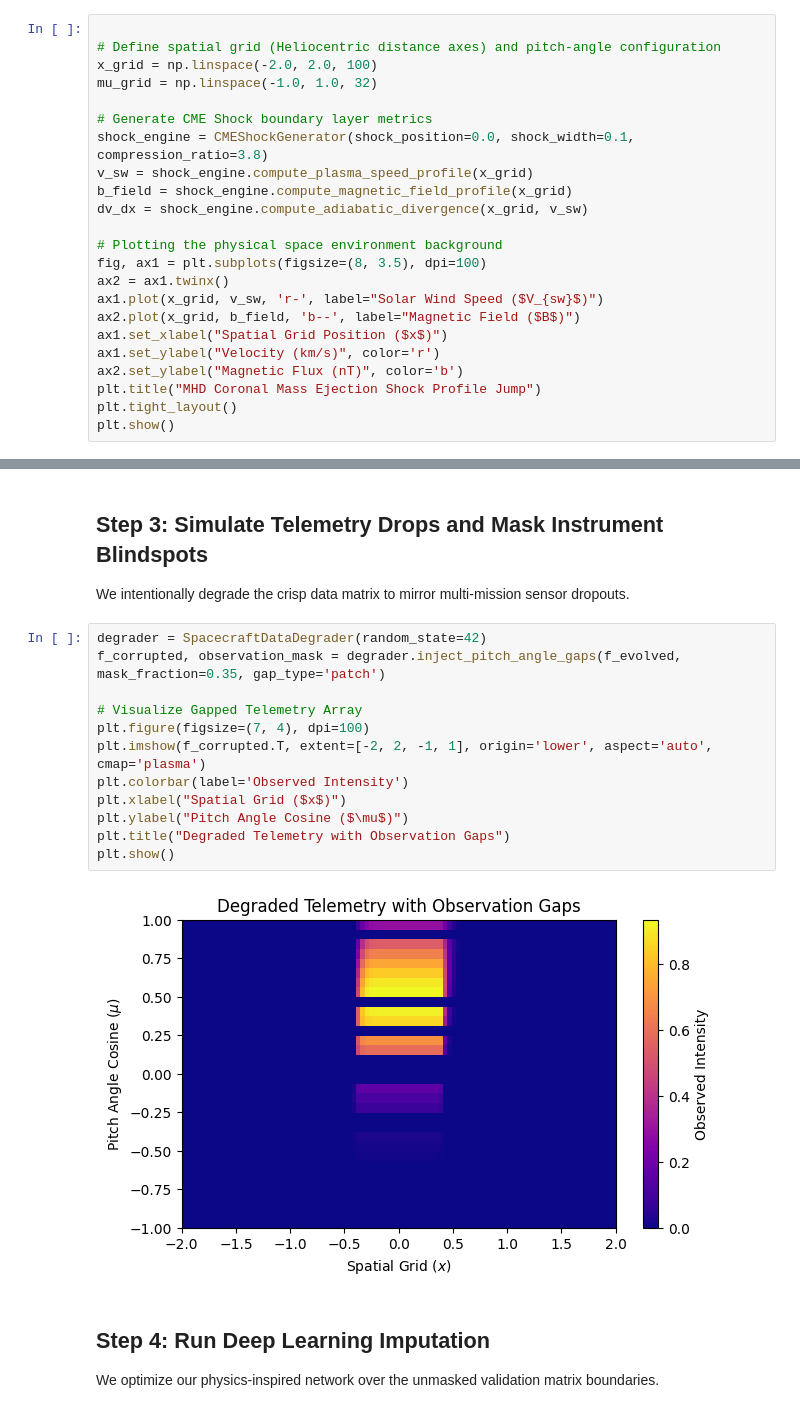
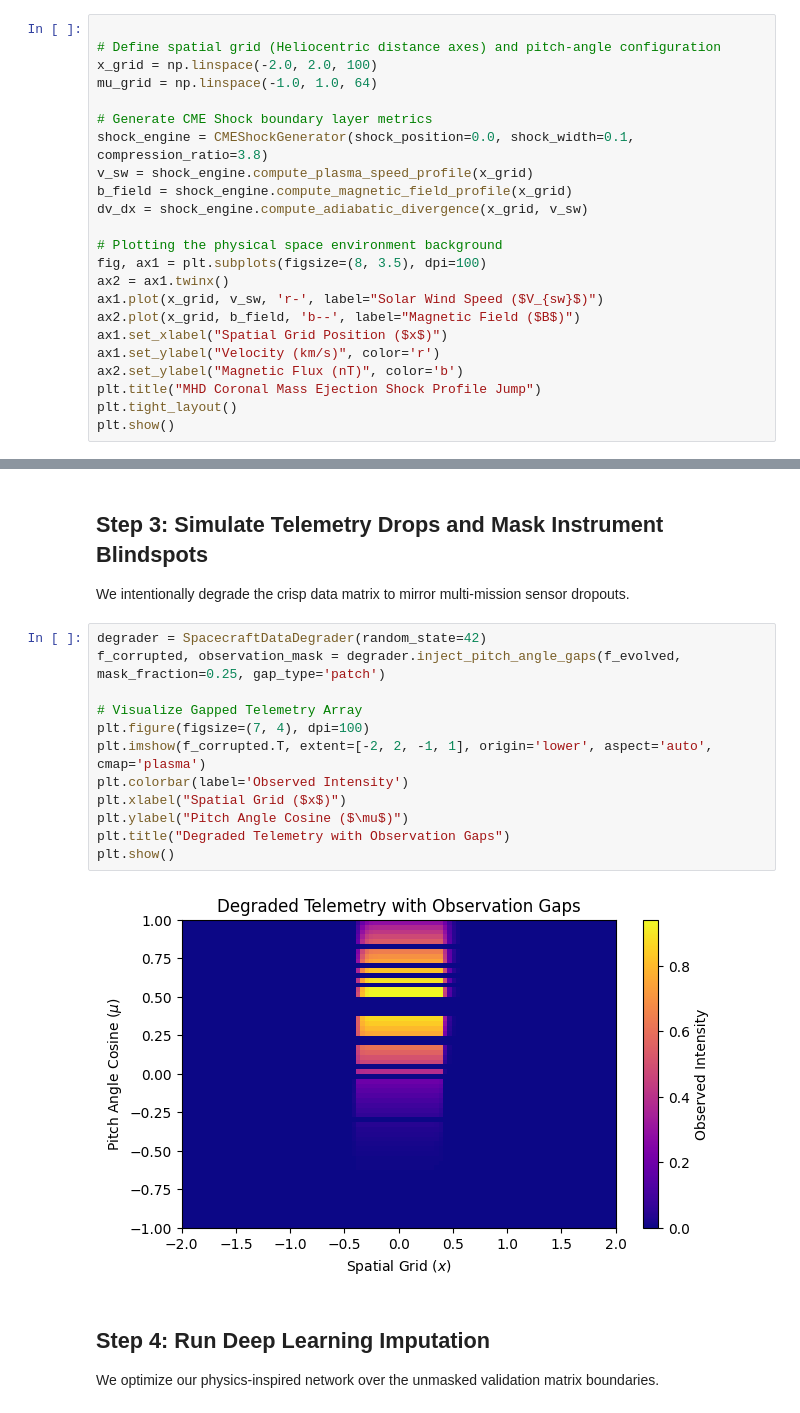
Before and after one commit to Rindhujatreesa/modeling-solar-energetic-particle-acceleration-and-transport-in-CME-driven-shokes-using-MHD, a Jupyter notebook: notebooks/research_demo.ipynb, the cells around one changed output, grey strips where cells are left out. Saved outputs shown, nothing was run; the diff lists cells and outputs as text.

```diff
--- a/notebooks/research_demo.ipynb
+++ b/notebooks/research_demo.ipynb
@@ -69,7 +38,7 @@ We instantiate a moving CME shock front using Rankine-Hugoniot jump modeling.
 
 # Define spatial grid (Heliocentric distance axes) and pitch-angle configuration
 x_grid = np.linspace(-2.0, 2.0, 100)
-mu_grid = np.linspace(-1.0, 1.0, 32)
+mu_grid = np.linspace(-1.0, 1.0, 64)
 
 # Generate CME Shock boundary layer metrics
 shock_engine = CMEShockGenerator(shock_position=0.0, shock_width=0.1, compression_ratio=3.8)
@@ -125,18 +94,18 @@ plt.show()
 We intentionally degrade the crisp data matrix to mirror multi-mission sensor dropouts.
 # %%
 degrader = SpacecraftDataDegrader(random_state=42)
-f_corrupted, observation_mask = degrader.inject_pitch_angle_gaps(f_evolved, mask_fraction=0.35, gap_type='patch')
+f_corrupted, observation_mask = degrader.inject_pitch_angle_gaps(f_evolved, mask_fraction=0.25, gap_type='patch')
 
 # Visualize Gapped Telemetry Array
 plt.figure(figsize=(7, 4), dpi=100)
 plt.imshow(f_corrupted.T, extent=[-2, 2, -1, 1], origin='lower', aspect='auto', cmap='plasma')
 plt.colorbar(label='Observed Intensity')
 plt.xlabel("Spatial Grid ($x$)")
 plt.ylabel("Pitch Angle Cosine ($\mu$)")
 plt.title("Degraded Telemetry with Observation Gaps")
 plt.show()
 # %% [output]
-[figure, old version]
+[figure, new version]
 # %% [markdown]
 ## Step 4: Run Deep Learning Imputation
 We optimize our physics-inspired network over the unmasked validation matrix boundaries.
```
Also changed, not shown: parts of 9 cells of this notebook, 1 other file.
